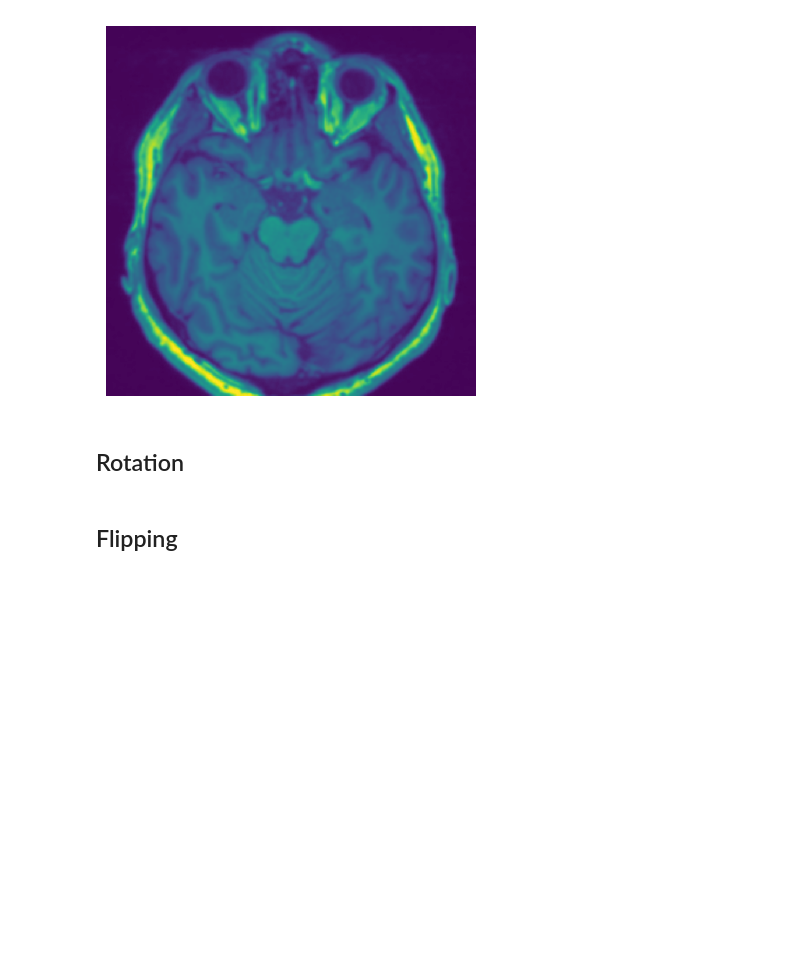
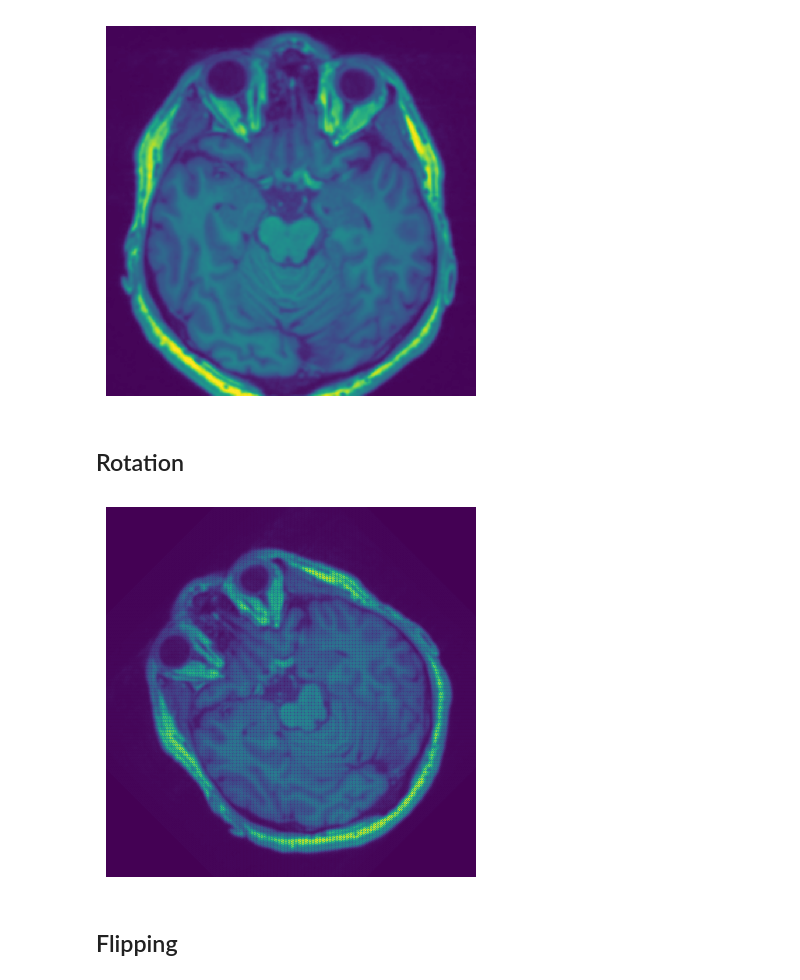
Before and after one commit to kkamall/AljabarLinierDanMatriks-Dataset, a Jupyter notebook: test copy 2.ipynb, the cells around one changed output. Saved outputs shown, nothing was run; the diff lists cells and outputs as text; code cells hidden in the pictures; blank space fills up the shorter version.

```diff
--- a/test copy 2.ipynb
+++ b/test copy 2.ipynb
@@ -210,33 +184,42 @@ def rotate_image(image, angle):
 
     # Menghitung pusat rotasi
     center_x = width / 2
     center_y = height / 2
 
     # Mengonversi sudut rotasi dari derajat ke radian
     theta = np.radians(angle)
 
     # Menghitung matriks rotasi
     cos_theta = np.cos(theta)
     sin_theta = np.sin(theta)
     rotation_matrix = np.array([[cos_theta, -sin_theta],
                                 [sin_theta, cos_theta]])
 
     # Membuat gambar baru untuk menyimpan hasil rotasi
     rotated_image = np.zeros((height, width), dtype=np.uint8)
 
     # Melakukan iterasi untuk setiap piksel pada gambar asli
     for x in range(height):
         for y in range(width):
             # Menghitung koordinat baru setelah rotasi
             new_x = int(center_x + (x - center_x) * cos_theta - (y - center_y) * sin_theta)
             new_y = int(center_y + (x - center_x) * sin_theta + (y - center_y) * cos_theta)
 
             # Memastikan koordinat baru berada dalam batas gambar
             if 0 <= new_x < height and 0 <= new_y < width:
                 # Mengisi piksel pada posisi baru dengan nilai dari piksel asli
                 rotated_image[new_x, new_y] = image[x, y]
 
     return rotated_image
+
+rotated_image = rotate_image(image_np, 45)
+
+plt.figure()
+plt.imshow(rotated_image)
+plt.axis('off')
+plt.show()
+# %% [output]
+[figure, added]
 # %% [markdown]
 ## Flipping
 # %%
```
Also changed, not shown: parts of 6 cells of this notebook.
